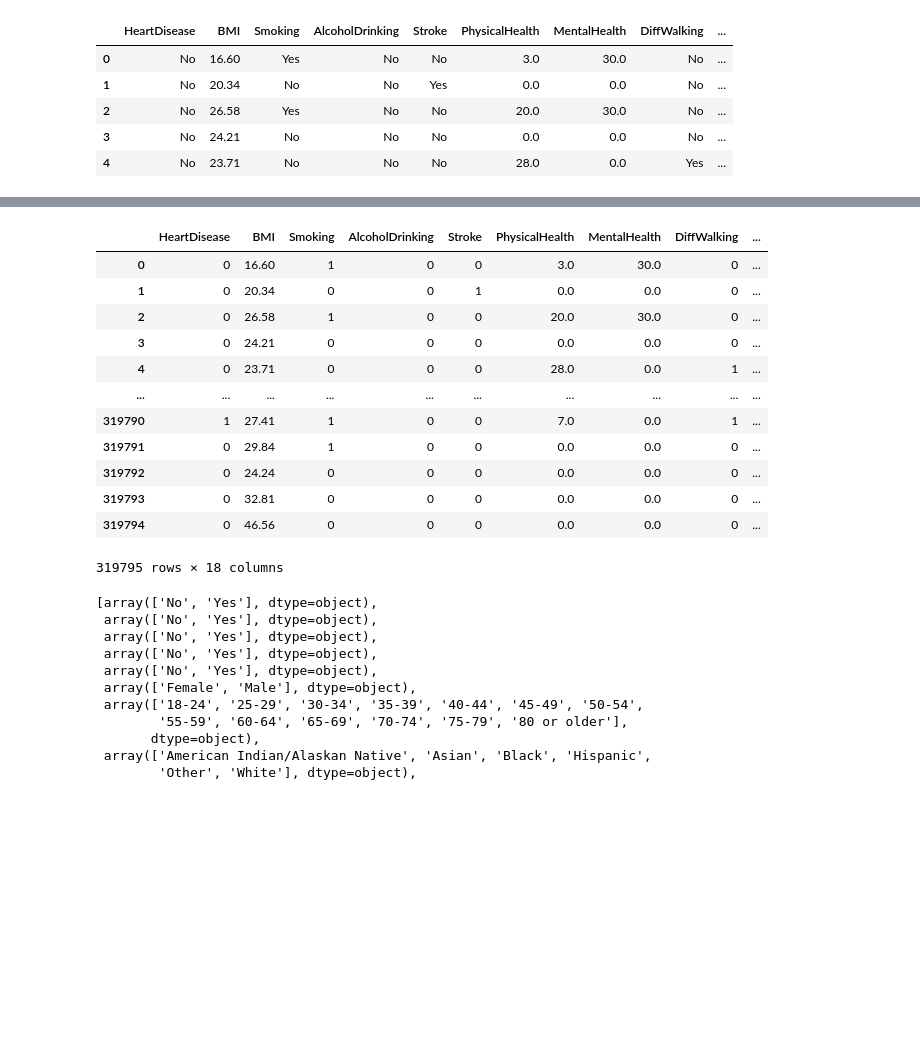
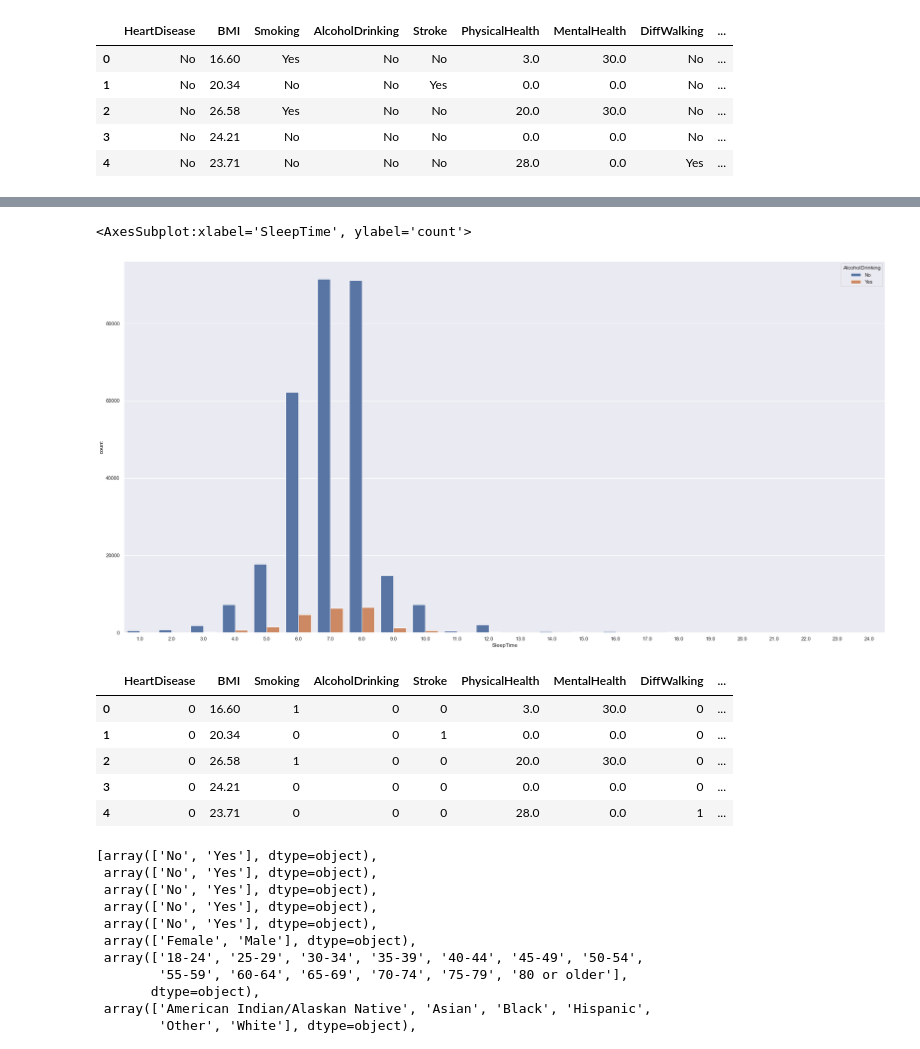
Before and after one commit to thesloppyguy/ODU, a Jupyter notebook: DPP/cvd.ipynb, the cells around one changed output, grey strips where cells are left out. Drawn from its saved outputs; the diff is of its cells as text; code cells hidden in the pictures; blank space fills up the shorter version.

```diff
--- a/DPP/cvd.ipynb
+++ b/DPP/cvd.ipynb
@@ -51,3 +238,8 @@ temp.describe()[1:2]
+# %%
+sns.countplot(x="SleepTime", hue="AlcoholDrinking", data=df)
+# %% [output]
+<AxesSubplot:xlabel='SleepTime', ylabel='count'>
+[figure, added]
 # %%
 temp=['HeartDisease','Smoking','AlcoholDrinking','Stroke','DiffWalking','Sex','AgeCategory','Race','Diabetic','PhysicalActivity','GenHealth','Asthma','KidneyDisease','SkinCancer']
 labels=[]
@@ -57,21 +249,14 @@ for item in temp:
     df[item]=le.fit_transform(df[item])
     labels.append(le.classes_)
 # %%
-df
+df.head()
 # %% [output]
 |  | HeartDisease | BMI | Smoking | AlcoholDrinking | Stroke | PhysicalHealth | MentalHealth | DiffWalking | ... |
 | 0 | 0 | 16.60 | 1 | 0 | 0 | 3.0 | 30.0 | 0 | ... |
 | 1 | 0 | 20.34 | 0 | 0 | 1 | 0.0 | 0.0 | 0 | ... |
 | 2 | 0 | 26.58 | 1 | 0 | 0 | 20.0 | 30.0 | 0 | ... |
 | 3 | 0 | 24.21 | 0 | 0 | 0 | 0.0 | 0.0 | 0 | ... |
 | 4 | 0 | 23.71 | 0 | 0 | 0 | 28.0 | 0.0 | 1 | ... |
-| ... | ... | ... | ... | ... | ... | ... | ... | ... | ... |
-| 319790 | 1 | 27.41 | 1 | 0 | 0 | 7.0 | 0.0 | 1 | ... |
-| 319791 | 0 | 29.84 | 1 | 0 | 0 | 0.0 | 0.0 | 0 | ... |
-| 319792 | 0 | 24.24 | 0 | 0 | 0 | 0.0 | 0.0 | 0 | ... |
-| 319793 | 0 | 32.81 | 0 | 0 | 0 | 0.0 | 0.0 | 0 | ... |
-| 319794 | 0 | 46.56 | 0 | 0 | 0 | 0.0 | 0.0 | 0 | ... |
-319795 rows × 18 columns
 # %%
 labels
 # %% [output]
```
Also changed, not shown: parts of 15 cells of this notebook, 2 other files.
